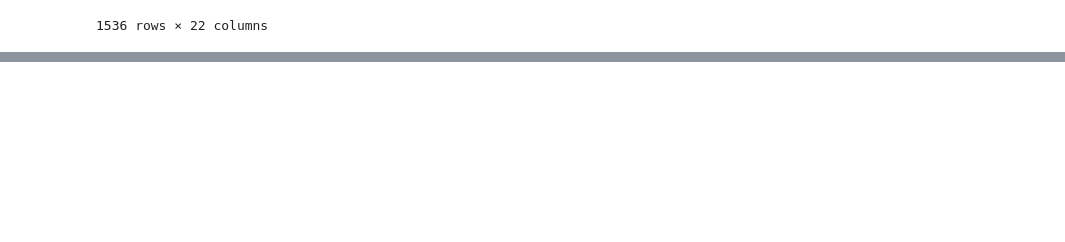
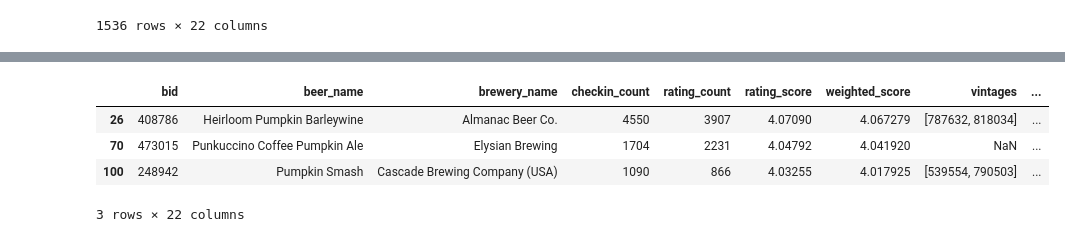
Before and after one commit to gwezerek/ipy_notebooks, a Jupyter notebook: Untappd Graphs.ipynb, the cells around one changed output, grey strips where cells are left out. Saved outputs shown, nothing was run; the diff lists cells and outputs as text; code cells hidden in the pictures; blank space fills up the shorter version.

```diff
--- a/Untappd Graphs.ipynb
+++ b/Untappd Graphs.ipynb
@@ -179,9 +154,16 @@ states = ["AL", "AK", "AZ", "AR", "CA", "CO", "CT", "DC", "DE", "FL", "GA",
 # %%
 pd.set_option('display.max_rows', 50)
 
-top_by_state = has_ratings.sort('weighted_score', ascending=False).groupby('brewery_state', as_index=False).first()
+top_by_state = has_ratings.sort('weighted_score', ascending=False).groupby('brewery_state', as_index=False).head(3)
 top_us_states = top_by_state[top_by_state['brewery_state'].isin(states)]
 top_us_states.sort('weighted_score', ascending=False, inplace=True)
+top_us_states.head(3)
+# %% [output]
+|  | bid | beer_name | brewery_name | checkin_count | rating_count | rating_score | weighted_score | vintages | ... |
+| 26 | 408786 | Heirloom Pumpkin Barleywine | Almanac Beer Co. | 4550 | 3907 | 4.07090 | 4.067279 | [787632, 818034] | ... |
+| 70 | 473015 | Punkuccino Coffee Pumpkin Ale | Elysian Brewing | 1704 | 2231 | 4.04792 | 4.041920 | NaN | ... |
+| 100 | 248942 | Pumpkin Smash | Cascade Brewing Company (USA) | 1090 | 866 | 4.03255 | 4.017925 | [539554, 790503] | ... |
+3 rows × 22 columns
 # %%
 top_us_states
 # %% [output]
```
Also changed, not shown: parts of 7 cells of this notebook.
